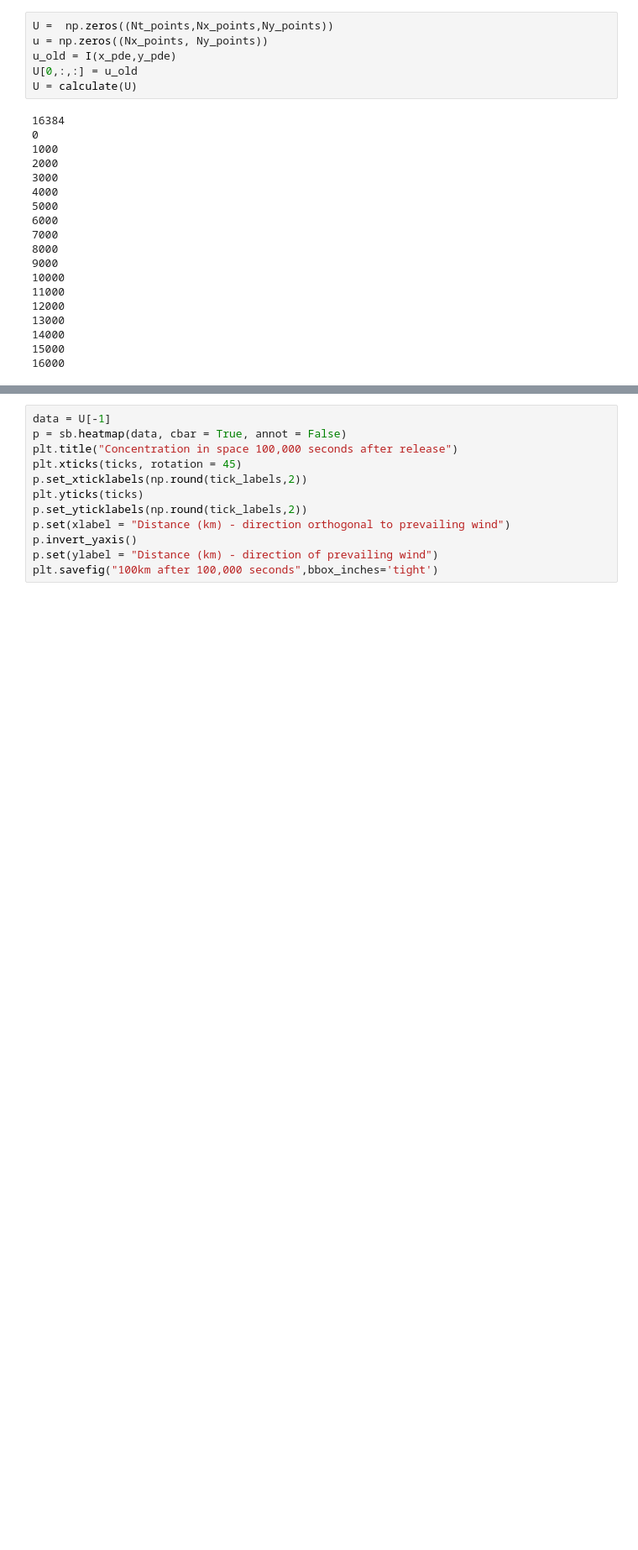
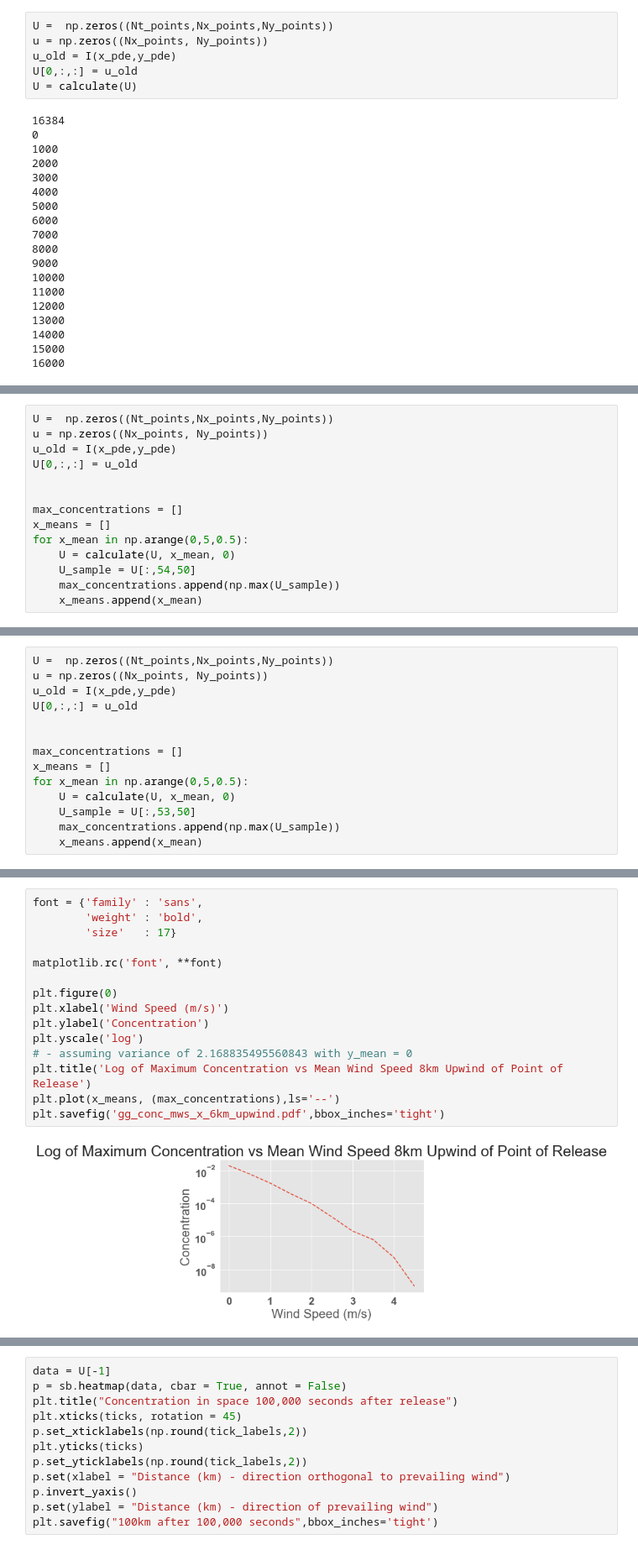
Before and after one commit to ktadgh/Air-Pollution, a Jupyter notebook: Air Polution_normal_wind_speed.ipynb, the cells around one changed output, grey strips where cells are left out. Shown: that part at 84% size. Drawn from its saved outputs; the diff is of its cells as text; blank space fills up the shorter version.

```diff
--- a/Air Polution_normal_wind_speed.ipynb
+++ b/Air Polution_normal_wind_speed.ipynb
@@ -339,0 +349,14 @@ Generating a plot of the max concentration halfway down the y axis vs windspeed
+# %%
+U =  np.zeros((Nt_points,Nx_points,Ny_points))
+u = np.zeros((Nx_points, Ny_points))
+u_old = I(x_pde,y_pde)
+U[0,:,:] = u_old
+
+
+max_concentrations = []
+x_means = []
+for x_mean in np.arange(0,5,0.5):
+    U = calculate(U, x_mean, 0)
+    U_sample = U[:,54,50]
+    max_concentrations.append(np.max(U_sample))
+    x_means.append(x_mean)
@@ -339,0 +381,14 @@ Generating a plot of the max concentration halfway down the y axis vs windspeed
+# %%
+U =  np.zeros((Nt_points,Nx_points,Ny_points))
+u = np.zeros((Nx_points, Ny_points))
+u_old = I(x_pde,y_pde)
+U[0,:,:] = u_old
+
+
+max_concentrations = []
+x_means = []
+for x_mean in np.arange(0,5,0.5):
+    U = calculate(U, x_mean, 0)
+    U_sample = U[:,53,50]
+    max_concentrations.append(np.max(U_sample))
+    x_means.append(x_mean)
@@ -339,0 +413,17 @@ Generating a plot of the max concentration halfway down the y axis vs windspeed
+# %%
+font = {'family' : 'sans',
+        'weight' : 'bold',
+        'size'   : 17}
+
+matplotlib.rc('font', **font)
+
+plt.figure(0)
+plt.xlabel('Wind Speed (m/s)')
+plt.ylabel('Concentration')
+plt.yscale('log')
+# - assuming variance of 2.168835495560843 with y_mean = 0
+plt.title('Log of Maximum Concentration vs Mean Wind Speed 8km Upwind of Point of Release')
+plt.plot(x_means, (max_concentrations),ls='--')
+plt.savefig('gg_conc_mws_x_6km_upwind.pdf',bbox_inches='tight')
+# %% [output]
+[figure, added]
```
Also changed, not shown: parts of 10 cells of this notebook.
